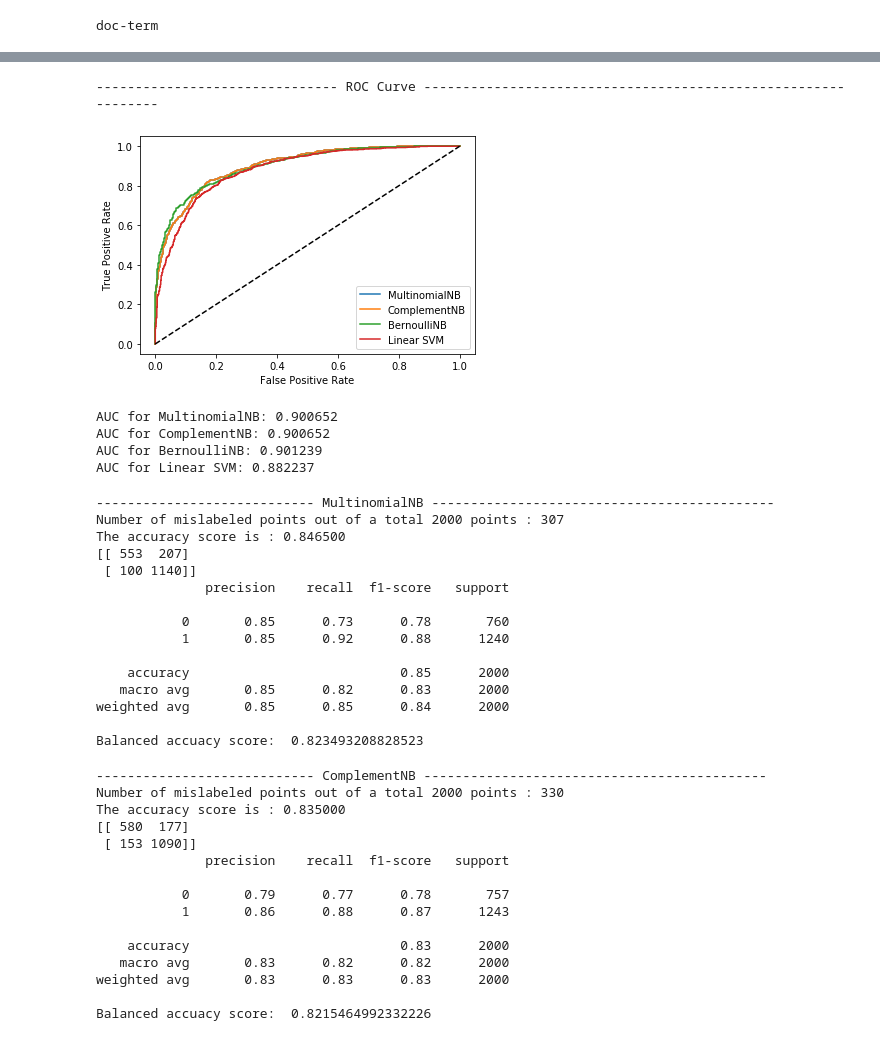
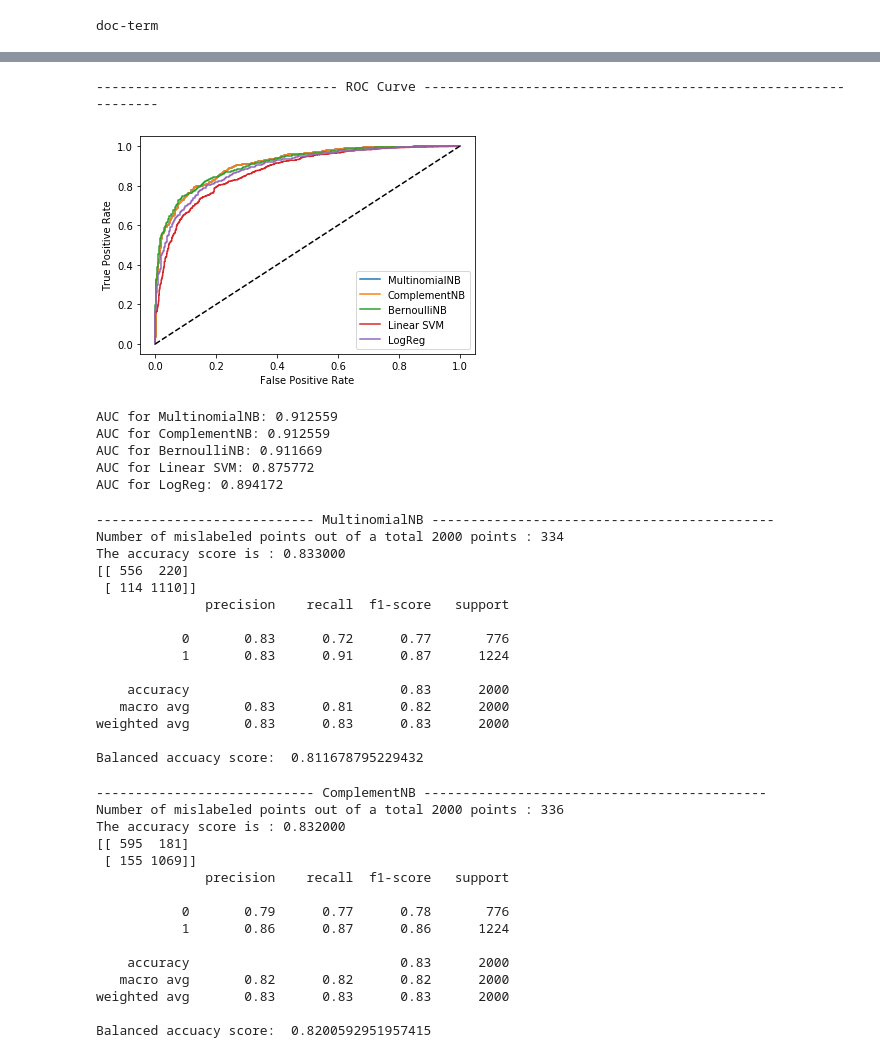
Before and after one commit to tudormanoleasa/sentiment_analysis, a Jupyter notebook: NLP_Project.ipynb, the cells around one changed output, grey strips where cells are left out. Drawn from its saved outputs; the diff is of its cells as text; code cells hidden in the pictures.

```diff
--- a/NLP_Project.ipynb
+++ b/NLP_Project.ipynb
@@ -57,8 +58,8 @@ Offense texts: 3068
 Humor texts: 4932
 Total texts: 8000
 # %%
-balance = False
-if balance == True:
+balanced = True
+if balanced == False:
     data_frames = [df[df['is_humor'] == 1].sample(3068), df[df['is_humor'] == 0]]
     new_df = pd.concat(data_frames, sort=False)
     new_df.reset_index(drop=True, inplace=True)
@@ -615,0 +545,6 @@ Accuracy with BNB, doc-term encoding: 0.809
+# %%
+%%time
+logreg_clf = LogisticRegression(penalty='l2', dual=True, C=1.5, n_jobs=-1)
+logreg_clf.fit(X_train, Y_train)
+logreg_predictions = logreg_clf.predict(X_test)
+print("Accuracy with Logistic Regression, " + encoding + " encoding:", accuracy_score(Y_test, logreg_predictions))
@@ -645,32 +601,36 @@ Wall time: 16min 56s
 # %%
 print("------------------------------- ROC Curve --------------------------------------------------------------")
 fpr, tpr, thresholds = roc_curve(Y_test, multinomialNB_clf.predict_proba(X_test)[:, 1])
 fpr2, tpr2, thresholds2 = roc_curve(Y_test, complementNB_clf.predict_proba(X_test)[:, 1])
 fpr3, tpr3, thresholds3 = roc_curve(Y_test, bernoulliNB_clf.predict_proba(X_test)[:, 1])
 fpr4, tpr4, thresholds4 = roc_curve(Y_test, svm_linear_clf.predict_proba(X_test)[:, 1])
+fpr5, tpr5, thresholds5 = roc_curve(Y_test, logreg_clf.predict_proba(X_test)[:, 1])
 
 plt.plot(fpr, tpr, label = "ROC curve")
 plt.plot(fpr2, tpr2, label = "ROC curve")
 plt.plot(fpr3, tpr3, label = "ROC curve")
 plt.plot(fpr4, tpr4, label = "ROC curve")
+plt.plot(fpr5, tpr5, label = "ROC curve")
 
-plt.legend(["MultinomialNB", "ComplementNB", "BernoulliNB", "Linear SVM"])
+plt.legend(["MultinomialNB", "ComplementNB", "BernoulliNB", "Linear SVM", "LogReg"])
 plt.plot([0, 1], [0, 1], 'k--')
 plt.xlabel("False Positive Rate")
 plt.ylabel("True Positive Rate")
 plt.show()
 
 print("AUC for MultinomialNB: %f" % (roc_auc_score(Y_test, multinomialNB_clf.predict_proba(X_test)[:, 1])))
 print("AUC for ComplementNB: %f" % (roc_auc_score(Y_test, complementNB_clf.predict_proba(X_test)[:, 1])))
 print("AUC for BernoulliNB: %f" % (roc_auc_score(Y_test, bernoulliNB_clf.predict_proba(X_test)[:, 1])))
 print("AUC for Linear SVM: %f" % (roc_auc_score(Y_test, svm_linear_clf.predict_proba(X_test)[:, 1])))
+print("AUC for LogReg: %f" % (roc_auc_score(Y_test, logreg_clf.predict_proba(X_test)[:, 1])))
 # %% [output]
 ------------------------------- ROC Curve --------------------------------------------------------------
-[figure, old version]
+[figure, new version]
-AUC for MultinomialNB: 0.900652
-AUC for ComplementNB: 0.900652
-AUC for BernoulliNB: 0.901239
-AUC for Linear SVM: 0.882237
+AUC for MultinomialNB: 0.912559
+AUC for ComplementNB: 0.912559
+AUC for BernoulliNB: 0.911669
+AUC for Linear SVM: 0.875772
+AUC for LogReg: 0.894172
 # %%
 print('---------------------------- MultinomialNB --------------------------------------------')
 print("Number of mislabeled points out of a total %d points : %d" % (X_test.shape[0], (Y_test != multinomialNB_predictions).sum()))
@@ -681,20 +641,20 @@ print(classification_report(Y_test, multinomialNB_predictions))
 print("Balanced accuacy score: ", sklearn.metrics.balanced_accuracy_score(Y_test, multinomialNB_predictions))
 # %% [output]
 ---------------------------- MultinomialNB --------------------------------------------
-Number of mislabeled points out of a total 2000 points : 307
-The accuracy score is : 0.846500
-[[ 553  207]
- [ 100 1140]]
+Number of mislabeled points out of a total 2000 points : 334
+The accuracy score is : 0.833000
+[[ 556  220]
+ [ 114 1110]]
               precision    recall  f1-score   support
 
-           0       0.85      0.73      0.78       760
-           1       0.85      0.92      0.88      1240
+           0       0.83      0.72      0.77       776
+           1       0.83      0.91      0.87      1224
 
-    accuracy                           0.85      2000
-   macro avg       0.85      0.82      0.83      2000
-weighted avg       0.85      0.85      0.84      2000
+    accuracy                           0.83      2000
+   macro avg       0.83      0.81      0.82      2000
+weighted avg       0.83      0.83      0.83      2000
 
-Balanced accuacy score:  0.823493208828523
+Balanced accuacy score:  0.811678795229432
 # %%
 print('---------------------------- ComplementNB --------------------------------------------')
 print("Number of mislabeled points out of a total %d points : %d" % (X_test.shape[0], (Y_test != complementNB_predictions).sum()))
@@ -705,20 +665,20 @@ print(classification_report(Y_test, complementNB_predictions))
 print("Balanced accuacy score: ", sklearn.metrics.balanced_accuracy_score(Y_test, complementNB_predictions))
 # %% [output]
 ---------------------------- ComplementNB --------------------------------------------
-Number of mislabeled points out of a total 2000 points : 330
-The accuracy score is : 0.835000
-[[ 580  177]
- [ 153 1090]]
+Number of mislabeled points out of a total 2000 points : 336
+The accuracy score is : 0.832000
+[[ 595  181]
+ [ 155 1069]]
               precision    recall  f1-score   support
 
-           0       0.79      0.77      0.78       757
-           1       0.86      0.88      0.87      1243
+           0       0.79      0.77      0.78       776
+           1       0.86      0.87      0.86      1224
 
     accuracy                           0.83      2000
-   macro avg       0.83      0.82      0.82      2000
+   macro avg       0.82      0.82      0.82      2000
 weighted avg       0.83      0.83      0.83      2000
 
-Balanced accuacy score:  0.8215464992332226
+Balanced accuacy score:  0.8200592951957415
 # %%
 print('---------------------------- BernoulliNB --------------------------------------------')
 print("Number of mislabeled points out of a total %d points : %d" % (X_test.shape[0], (Y_test != bernoulliNB_predictions).sum()))
```
Also changed, not shown: parts of 29 cells of this notebook.
